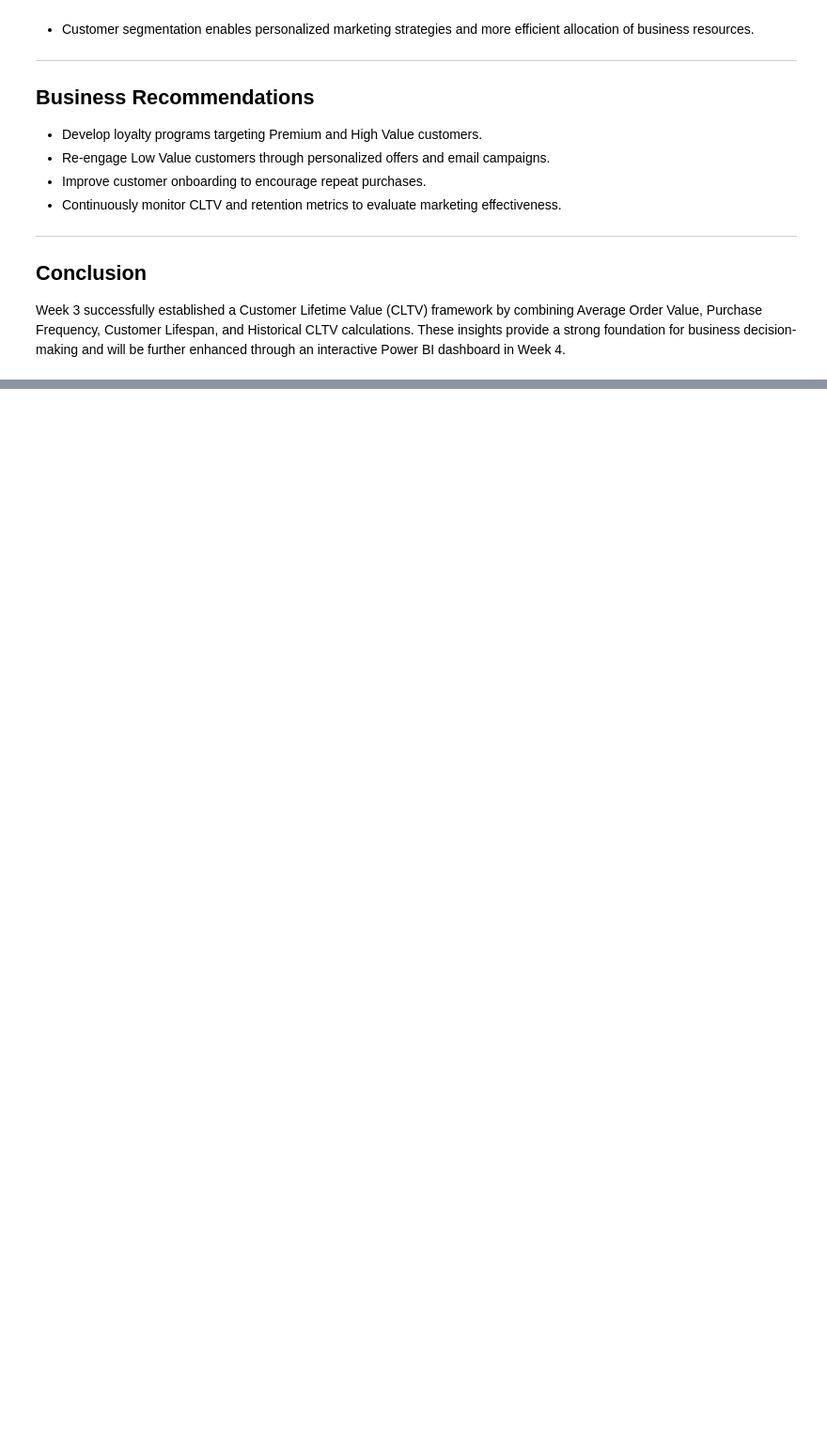
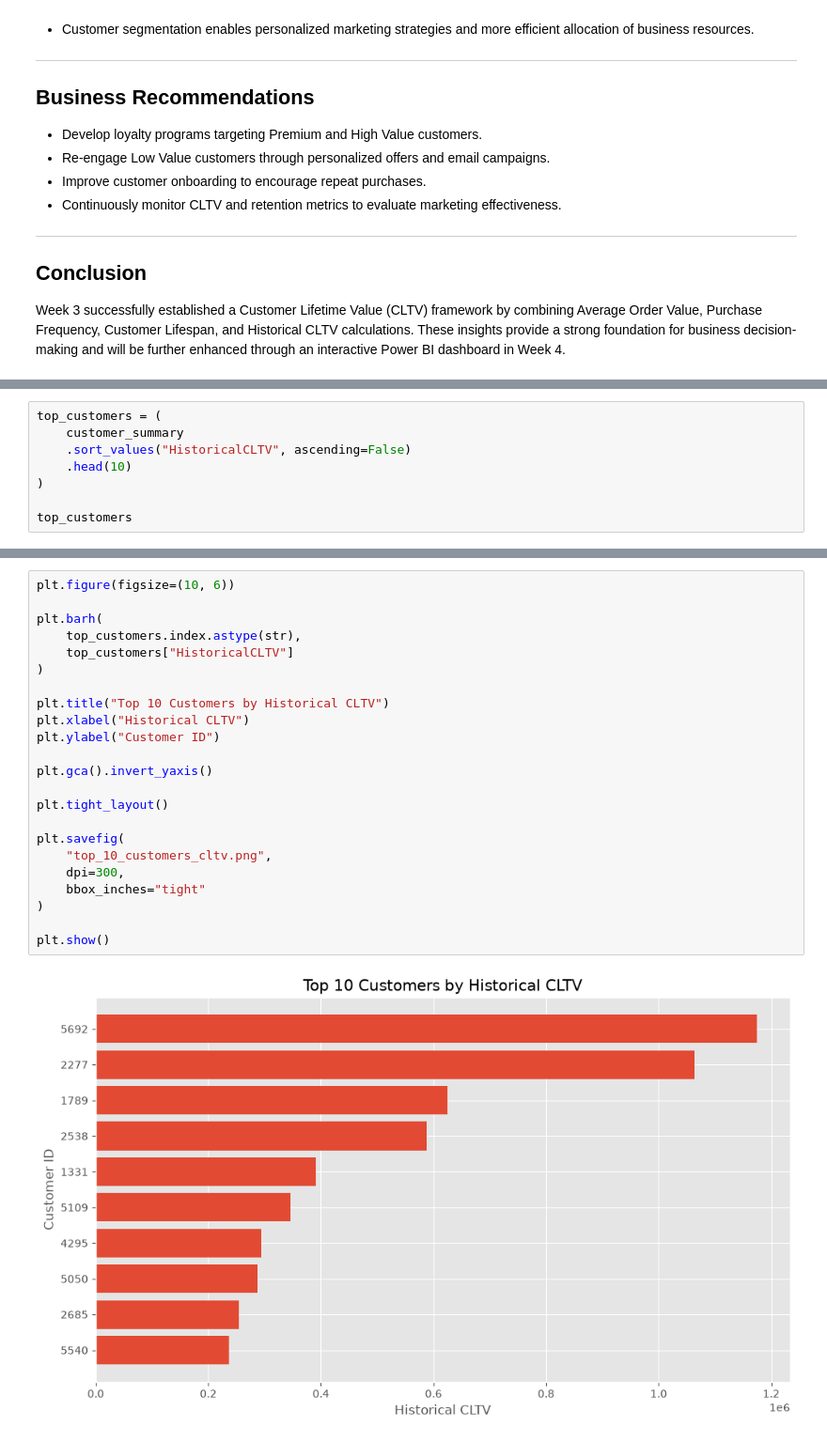
Before and after one commit to arjunkacha/saas-cohort-retention-cltv-analysis, a Jupyter notebook: notebooks/project_2_cohort_retention_cltv_analysis.ipynb, the cells around one changed output, grey strips where cells are left out. Shown at 94% size. Saved outputs shown, nothing was run; the diff lists cells and outputs as text; blank space fills up the shorter version.

```diff
--- a/notebooks/project_2_cohort_retention_cltv_analysis.ipynb
+++ b/notebooks/project_2_cohort_retention_cltv_analysis.ipynb
@@ -954,0 +998,8 @@ Week 3 successfully established a Customer Lifetime Value (CLTV) framework by co
+# %%
+top_customers = (
+    customer_summary
+    .sort_values("HistoricalCLTV", ascending=False)
+    .head(10)
+)
+
+top_customers
@@ -954,0 +1018,25 @@ Week 3 successfully established a Customer Lifetime Value (CLTV) framework by co
+# %%
+plt.figure(figsize=(10, 6))
+
+plt.barh(
+    top_customers.index.astype(str),
+    top_customers["HistoricalCLTV"]
+)
+
+plt.title("Top 10 Customers by Historical CLTV")
+plt.xlabel("Historical CLTV")
+plt.ylabel("Customer ID")
+
+plt.gca().invert_yaxis()
+
+plt.tight_layout()
+
+plt.savefig(
+    "top_10_customers_cltv.png",
+    dpi=300,
+    bbox_inches="tight"
+)
+
+plt.show()
+# %% [output]
+[figure, added]
```
Also changed, not shown: parts of 34 cells of this notebook, 4 other files.
